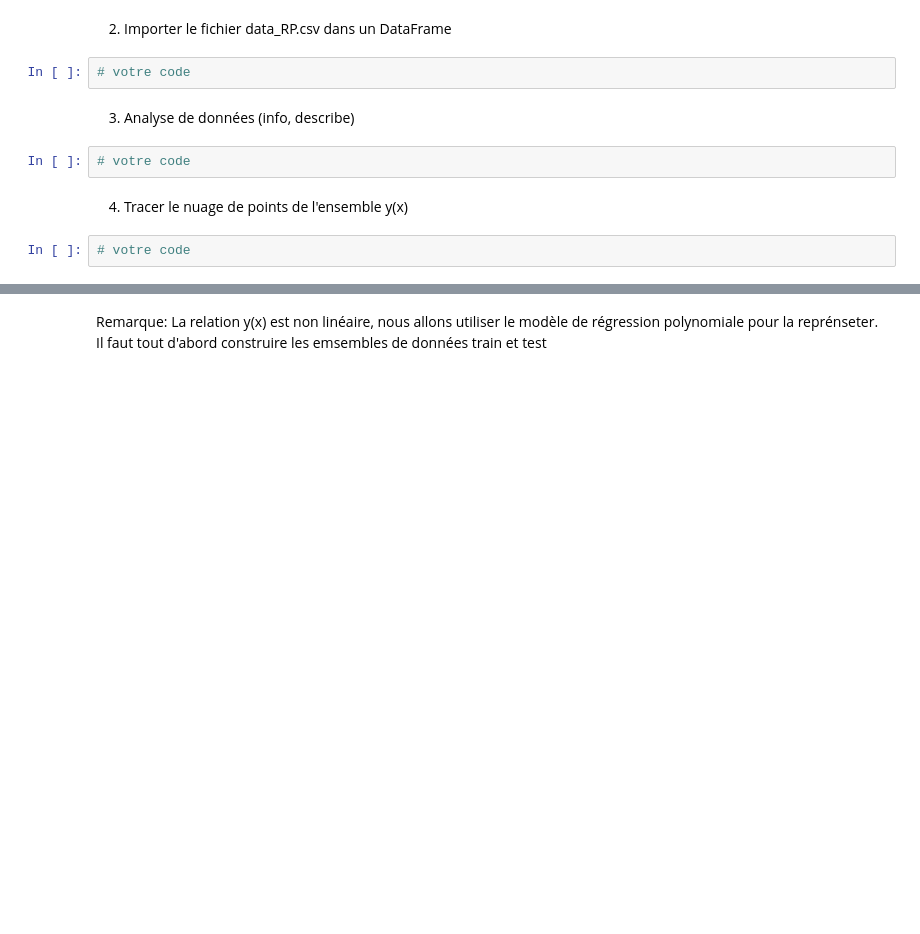
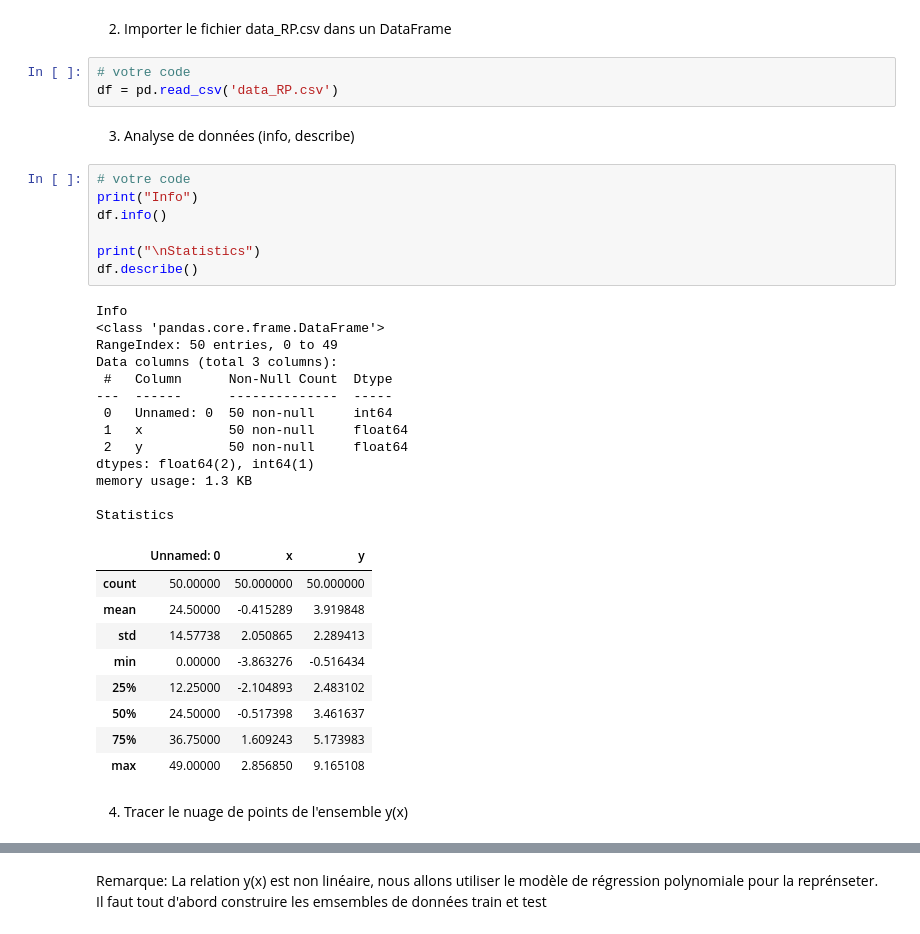
Before and after one commit to baunilhamarga/ei-climat, a Jupyter notebook: support-files/Etudes_EI_ST4/etude3_Reg_poly/Etude3_Modele_Regression_polynomiale.ipynb, the cells around one changed output, grey strips where cells are left out. Drawn from its saved outputs; the diff is of its cells as text; blank space fills up the shorter version.

```diff
--- a/support-files/Etudes_EI_ST4/etude3_Reg_poly/Etude3_Modele_Regression_polynomiale.ipynb
+++ b/support-files/Etudes_EI_ST4/etude3_Reg_poly/Etude3_Modele_Regression_polynomiale.ipynb
@@ -28,11 +40,38 @@ On va implémenter ce modèle de régression avec la bibliothèque "LinearRegres
 2. Importer le fichier data_RP.csv dans un DataFrame
 # %%
 # votre code
+df = pd.read_csv('data_RP.csv')
 # %% [markdown]
 3. Analyse de données (info, describe)
-# %%
-# votre code
+# %%
+# votre code
+print("Info")
+df.info()
+
+print("\nStatistics")
+df.describe()
+# %% [output]
+Info
+<class 'pandas.core.frame.DataFrame'>
+RangeIndex: 50 entries, 0 to 49
+Data columns (total 3 columns):
+ #   Column      Non-Null Count  Dtype
+---  ------      --------------  -----
+ 0   Unnamed: 0  50 non-null     int64
+ 1   x           50 non-null     float64
+ 2   y           50 non-null     float64
+dtypes: float64(2), int64(1)
+memory usage: 1.3 KB
+
+Statistics
+|  | Unnamed: 0 | x | y |
+| count | 50.00000 | 50.000000 | 50.000000 |
+| mean | 24.50000 | -0.415289 | 3.919848 |
+| std | 14.57738 | 2.050865 | 2.289413 |
+| min | 0.00000 | -3.863276 | -0.516434 |
+| 25% | 12.25000 | -2.104893 | 2.483102 |
+| 50% | 24.50000 | -0.517398 | 3.461637 |
+| 75% | 36.75000 | 1.609243 | 5.173983 |
+| max | 49.00000 | 2.856850 | 9.165108 |
 # %% [markdown]
 4) Tracer le nuage de points de l'ensemble y(x)
-# %%
-# votre code
```
Also changed, not shown: parts of 21 cells of this notebook.
